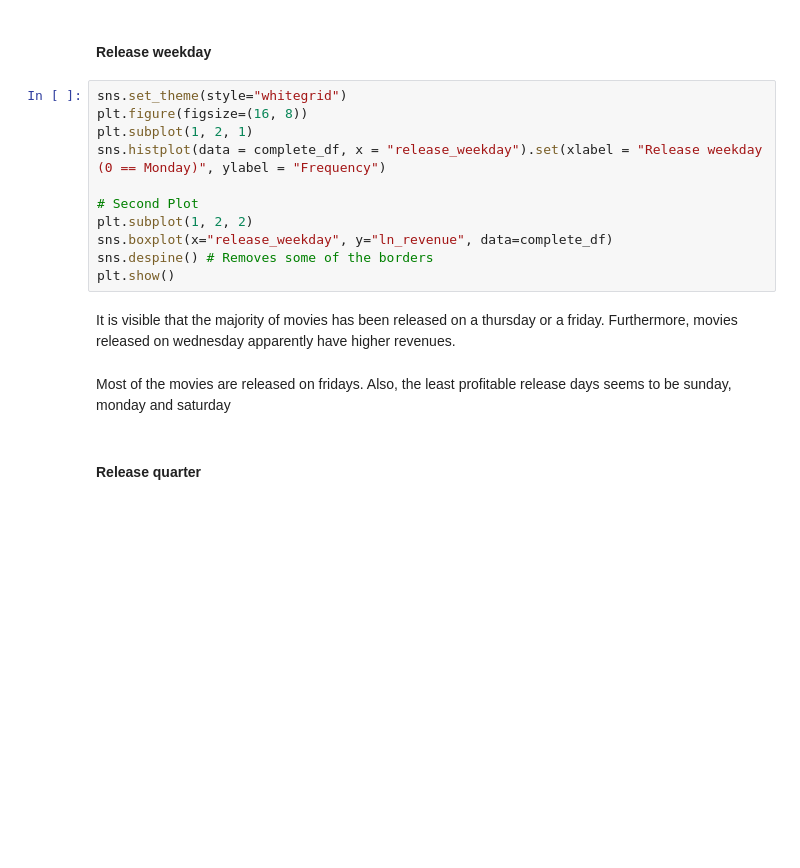
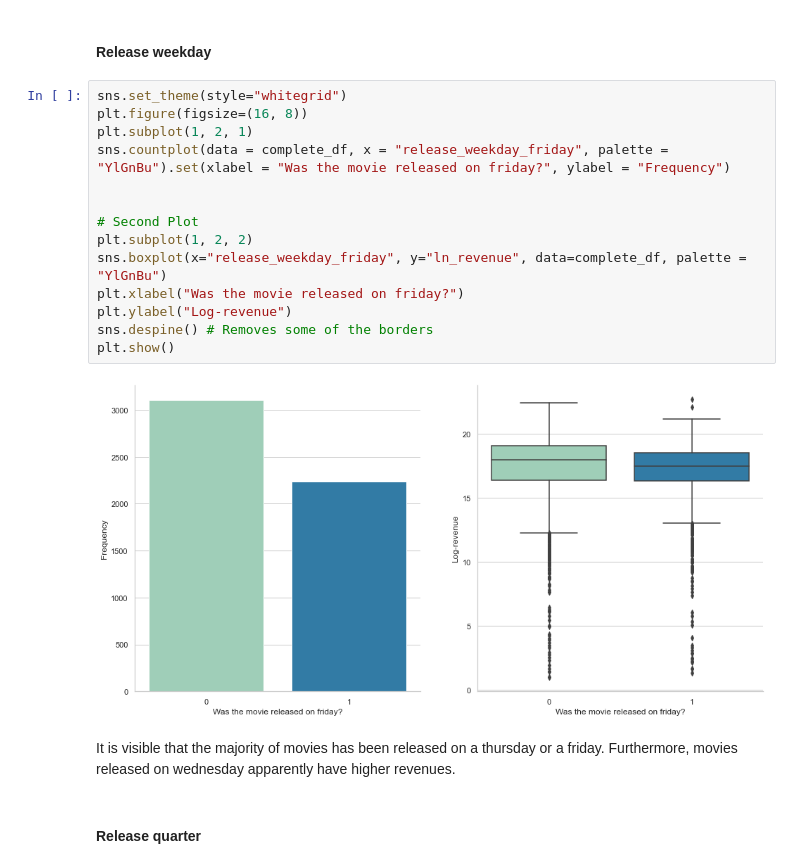
Before and after one commit to rstuckert3/movies_revenue_prediction, a Jupyter notebook: ML_project.ipynb, the cells around one changed output. Saved outputs shown, nothing was run; the diff lists cells and outputs as text; blank space fills up the shorter version.

```diff
--- a/ML_project.ipynb
+++ b/ML_project.ipynb
@@ -564,18 +602,21 @@ It is visible the increase in the number of movies along the years. The apparent
 # %%
 sns.set_theme(style="whitegrid")
 plt.figure(figsize=(16, 8))
 plt.subplot(1, 2, 1)
-sns.histplot(data = complete_df, x = "release_weekday").set(xlabel = "Release weekday (0 == Monday)", ylabel = "Frequency")
+sns.countplot(data = complete_df, x = "release_weekday_friday", palette = "YlGnBu").set(xlabel = "Was the movie released on friday?", ylabel = "Frequency")
+
 
 # Second Plot
 plt.subplot(1, 2, 2)
-sns.boxplot(x="release_weekday", y="ln_revenue", data=complete_df)
+sns.boxplot(x="release_weekday_friday", y="ln_revenue", data=complete_df, palette = "YlGnBu")
+plt.xlabel("Was the movie released on friday?")
+plt.ylabel("Log-revenue")
 sns.despine() # Removes some of the borders
 plt.show()
+# %% [output]
+[figure, added]
 # %% [markdown]
 It is visible that the majority of movies has been released on a thursday or a friday. Furthermore, movies released on wednesday apparently have higher revenues.
-# %% [markdown]
-Most of the movies are released on fridays. Also, the least profitable release days seems to be sunday, monday and saturday
 # %% [markdown]
 #### Release quarter
 # %%
```
Also changed, not shown: parts of 61 cells of this notebook.
